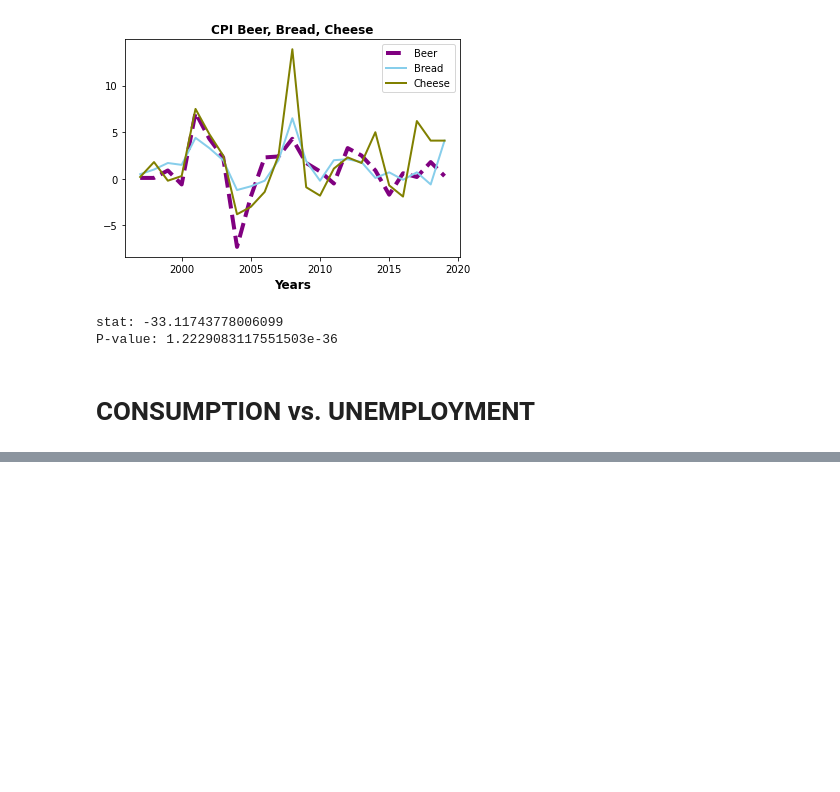
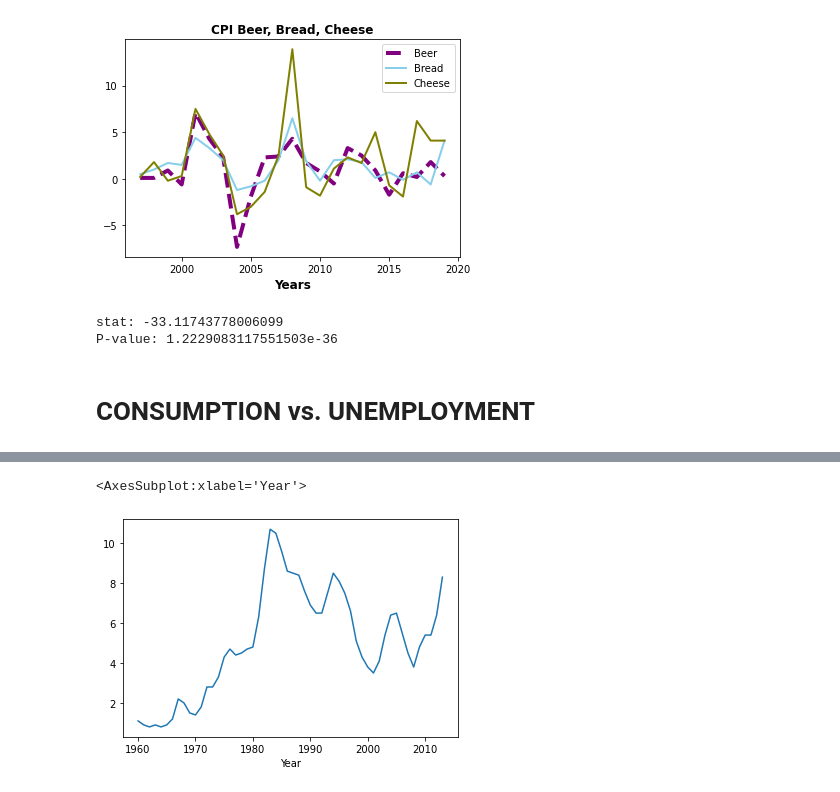
Before and after one commit to AjiacoVic/StoryTelling_project, a Jupyter notebook: BEER Exploring Data.ipynb, the cells around one changed output, grey strips where cells are left out. Drawn from its saved outputs; the diff is of its cells as text; code cells hidden in the pictures; blank space fills up the shorter version.

```diff
--- a/BEER Exploring Data.ipynb
+++ b/BEER Exploring Data.ipynb
@@ -342,0 +314,4 @@ dataNL.loc[dataNL['Winter_min']==Winter_max]
+# %%
+#Read
+unemp = pd.read_csv('data/unemp_rate.csv')
+unemp.head()
@@ -342,0 +325,8 @@ dataNL.loc[dataNL['Winter_min']==Winter_max]
+# %%
+#Plot
+
+unemp_all = unemp.loc[(unemp['Gender']=='Mannen en vrouwen')]
+unemp_all.set_index('Year')['Pct'].plot()
+# %% [output]
+<AxesSubplot:xlabel='Year'>
+[figure, added]
```
Also changed, not shown: parts of 12 cells of this notebook.
